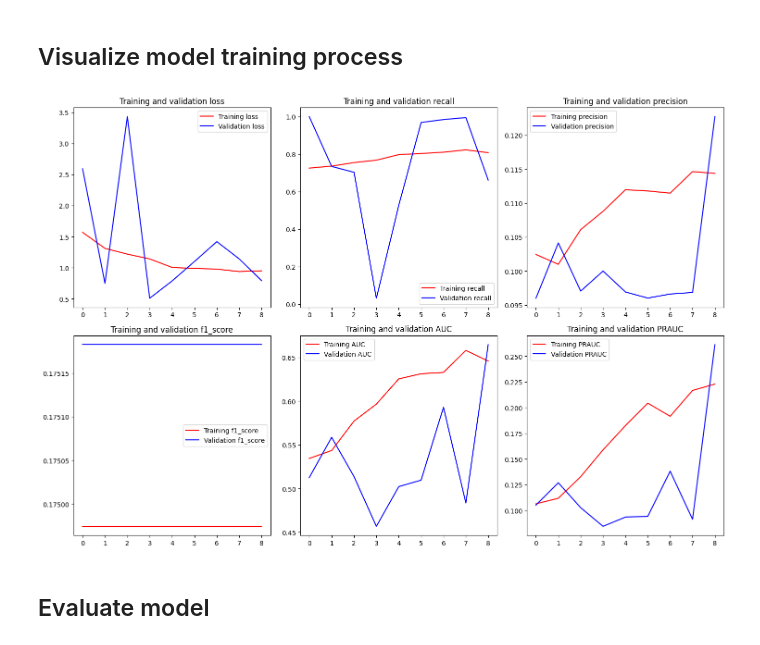
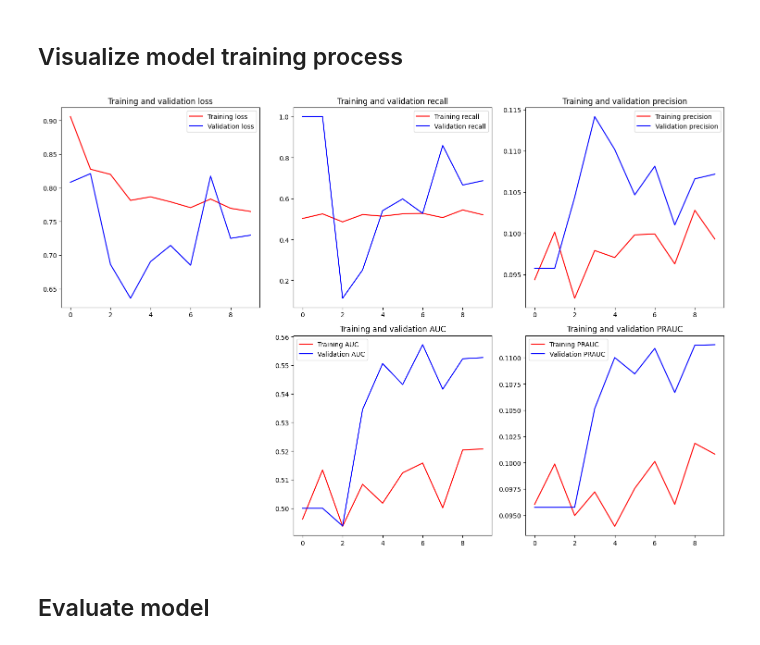
Before and after one commit to VA0211/BreastCancer_BIRADS, a Jupyter notebook: kaggle/ludiep_account.ipynb, the cells around one changed output. Saved outputs shown, nothing was run; the diff lists cells and outputs as text; code cells hidden in the pictures.

Commit message:
VinDr_grayscale | new ver

```diff
--- a/kaggle/ludiep_account.ipynb
+++ b/kaggle/ludiep_account.ipynb
@@ -119,7 +119,7 @@ def create_gens(train_df, valid_df, test_df, batch_size):
     Image data generator converts images into tensors.
     '''
 
-    color = 'rgb'
+    color = 'grayscale'
     img_size = (224, 224)
 
     ts_length = len(test_df)
@@ -180,5 +180,20 @@ plt.show()
 # %% [markdown]
 ## Model
+# %%
+def conv_block(filters):
+    block = tf.keras.Sequential([
+        tf.keras.layers.SeparableConv2D(filters, 3, activation='relu', padding='same'),
+        tf.keras.layers.SeparableConv2D(filters, 3, activation='relu', padding='same'),
+        tf.keras.layers.BatchNormalization(),
+        tf.keras.layers.MaxPool2D()])
+    return block
+
+def dense_block(units, dropout_rate):
+    block = tf.keras.Sequential([
+        tf.keras.layers.Dense(units, activation='relu'),
+        tf.keras.layers.BatchNormalization(),
+        tf.keras.layers.Dropout(dropout_rate)])
+    return block
 # %%
 # Create Model Structure
 img_size = (224, 224)
@@ -260,7 +288,7 @@ factor = 0.1
 step_size = 4
 lr_scheduler = CustomLRScheduler(initial_lr, factor, step_size)
 
-early_stopping = EarlyStopping(monitor='val_loss', patience=5, mode='min', verbose=1)
+early_stopping = EarlyStopping(monitor='val_loss', patience=10, mode='min', verbose=1)
 
 ori_class_weights = compute_class_weight('balanced', classes=np.unique(train_gen.classes), y=train_gen.classes)
 malignant_weight = ori_class_weights[1]*2
@@ -277,7 +305,7 @@ epochs = 10
 history = model.fit(train_gen, epochs=epochs, verbose=1,
                     validation_data= valid_gen,
                     validation_steps=None, shuffle=False,
-                    class_weight=dict(enumerate(class_weights)),
+                    class_weight=dict(enumerate(ori_class_weights)),
                     callbacks=[lr_scheduler, early_stopping]
                     )
 # %% [output]
@@ -339,39 +371,39 @@ axs[0, 1].plot(epochs, val_recall, 'b', label='Validation recall')
 axs[0, 1].set_title('Training and validation recall')
 axs[0, 1].legend(loc=0)
 
 axs[0, 2].plot(epochs, precision, 'r', label='Training precision')
 axs[0, 2].plot(epochs, val_precision, 'b', label='Validation precision')
 axs[0, 2].set_title('Training and validation precision')
 axs[0, 2].legend(loc=0)
 # Hide the empty subplot
 # axs[0, 2].axis('off')
 
-axs[1, 0].plot(epochs, f1_score, 'r', label='Training f1_score')
-axs[1, 0].plot(epochs, val_f1_score, 'b', label='Validation f1_score')
-axs[1, 0].set_title('Training and validation f1_score')
-axs[1, 0].legend(loc=0)
-# axs[1, 0].axis('off')
+# axs[1, 0].plot(epochs, f1_score, 'r', label='Training f1_score')
+# axs[1, 0].plot(epochs, val_f1_score, 'b', label='Validation f1_score')
+# axs[1, 0].set_title('Training and validation f1_score')
+# axs[1, 0].legend(loc=0)
+axs[1, 0].axis('off')
 
 axs[1, 1].plot(epochs, auc, 'r', label='Training AUC')
 axs[1, 1].plot(epochs, val_auc, 'b', label='Validation AUC')
 axs[1, 1].set_title('Training and validation AUC')
 axs[1, 1].legend(loc=0)
 # axs[1, 1].axis('off')
 
 axs[1, 2].plot(epochs, prauc, 'r', label='Training PRAUC')
 axs[1, 2].plot(epochs, val_prauc, 'b', label='Validation PRAUC')
 axs[1, 2].set_title('Training and validation PRAUC')
 axs[1, 2].legend(loc=0)
 # Hide the empty subplot
 # axs[1, 2].axis('off')
 
 # Adjust layout for better spacing
 plt.tight_layout()
 
 # Show the plots
 plt.show()
 # %% [output]
-[figure, old version]
+[figure, new version]
 # %% [markdown]
 ## Evaluate model
 # %%
```
Also changed, not shown: parts of 23 cells of this notebook.
